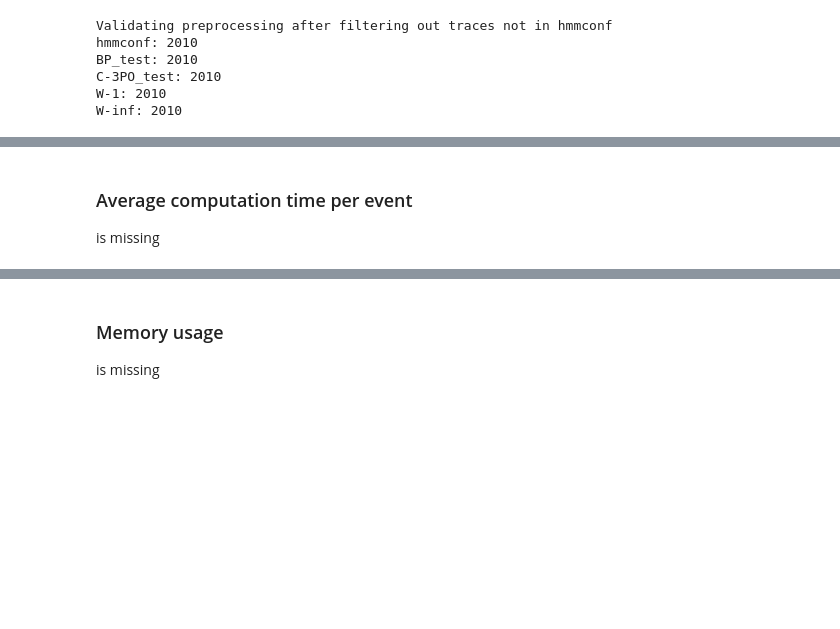
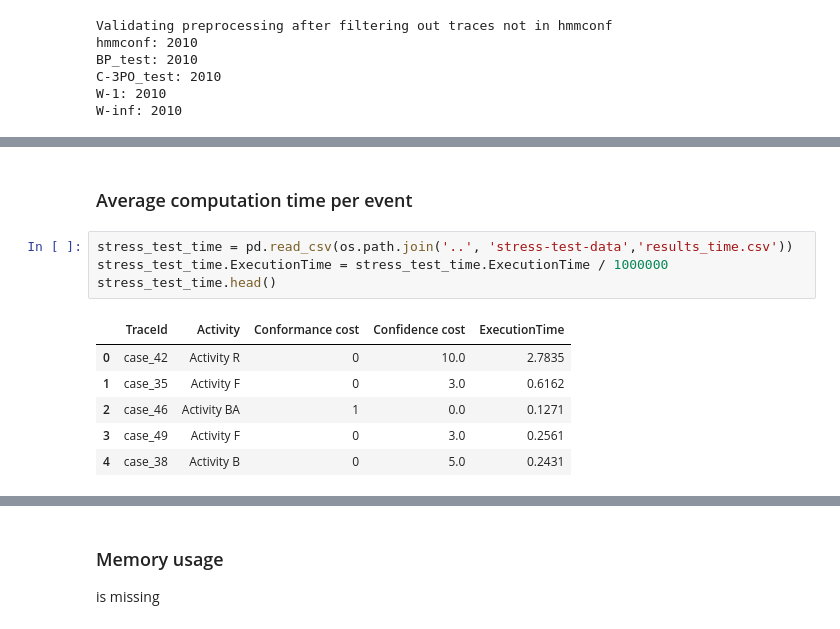
Before and after one commit to MaxTNielsen/ConformanceCheckingUsingTries, a Jupyter notebook: Jupyter/comparative_analysis.ipynb, the cells around one changed output, grey strips where cells are left out. Saved outputs shown, nothing was run; the diff lists cells and outputs as text; blank space fills up the shorter version.

```diff
--- a/Jupyter/comparative_analysis.ipynb
+++ b/Jupyter/comparative_analysis.ipynb
@@ -538,4 +511,13 @@ red = 3rd smallest execution time in row
 # %% [markdown]
 ### Average computation time per event
-
-is missing
+# %%
+stress_test_time = pd.read_csv(os.path.join('..', 'stress-test-data','results_time.csv'))
+stress_test_time.ExecutionTime = stress_test_time.ExecutionTime / 1000000
+stress_test_time.head()
+# %% [output]
+|  | TraceId | Activity | Conformance cost | Confidence cost | ExecutionTime |
+| 0 | case_42 | Activity R | 0 | 10.0 | 2.7835 |
+| 1 | case_35 | Activity F | 0 | 3.0 | 0.6162 |
+| 2 | case_46 | Activity BA | 1 | 0.0 | 0.1271 |
+| 3 | case_49 | Activity F | 0 | 3.0 | 0.2561 |
+| 4 | case_38 | Activity B | 0 | 5.0 | 0.2431 |
```
Also changed, not shown: parts of 24 cells of this notebook, 19 other files.
